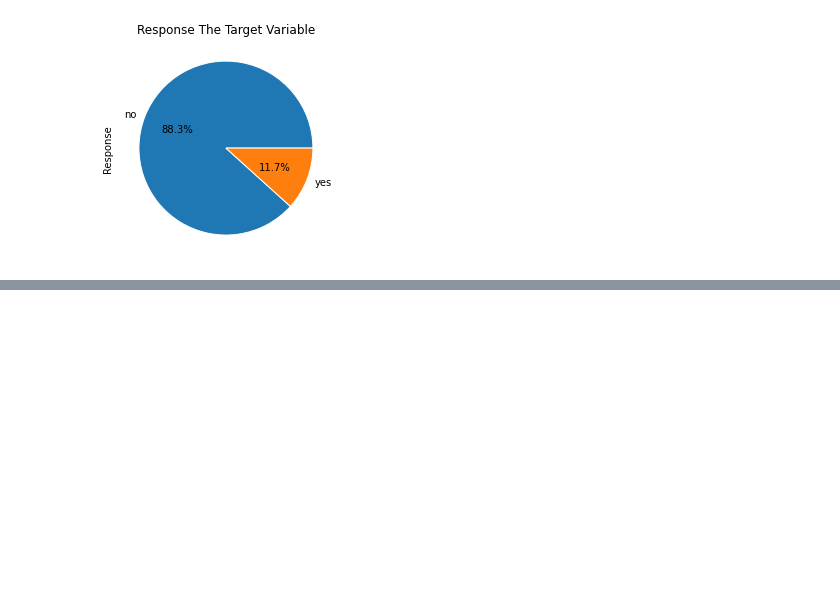
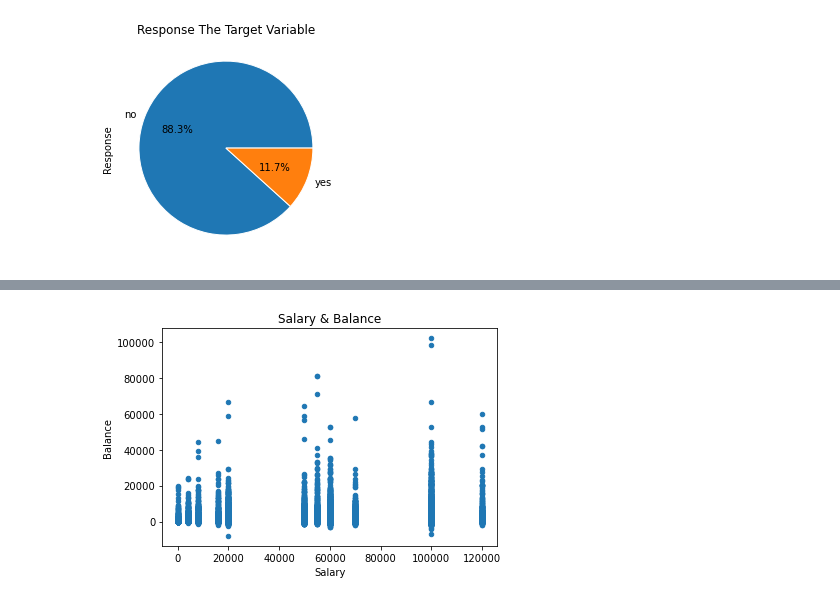
Before and after one commit to dirumisra/BankMarketing_DataSet_EDA, a Jupyter notebook: bank_marketing_EDA.ipynb, the cells around one changed output, grey strips where cells are left out. Drawn from its saved outputs; the diff is of its cells as text; code cells hidden in the pictures; blank space fills up the shorter version.

Commit message:
bank mkt updated

```diff
--- a/bank_marketing_EDA.ipynb
+++ b/bank_marketing_EDA.ipynb
@@ -676,0 +707,7 @@ plt.show()
+# %%
+# Visualize Correlation between Salary & Balance
+bank_mkt_df1.plot.scatter(x = 'Salary',y = 'Balance')
+plt.title('Salary & Balance')
+plt.show()
+# %% [output]
+[figure, added]
```
Also changed, not shown: parts of 64 cells of this notebook.
